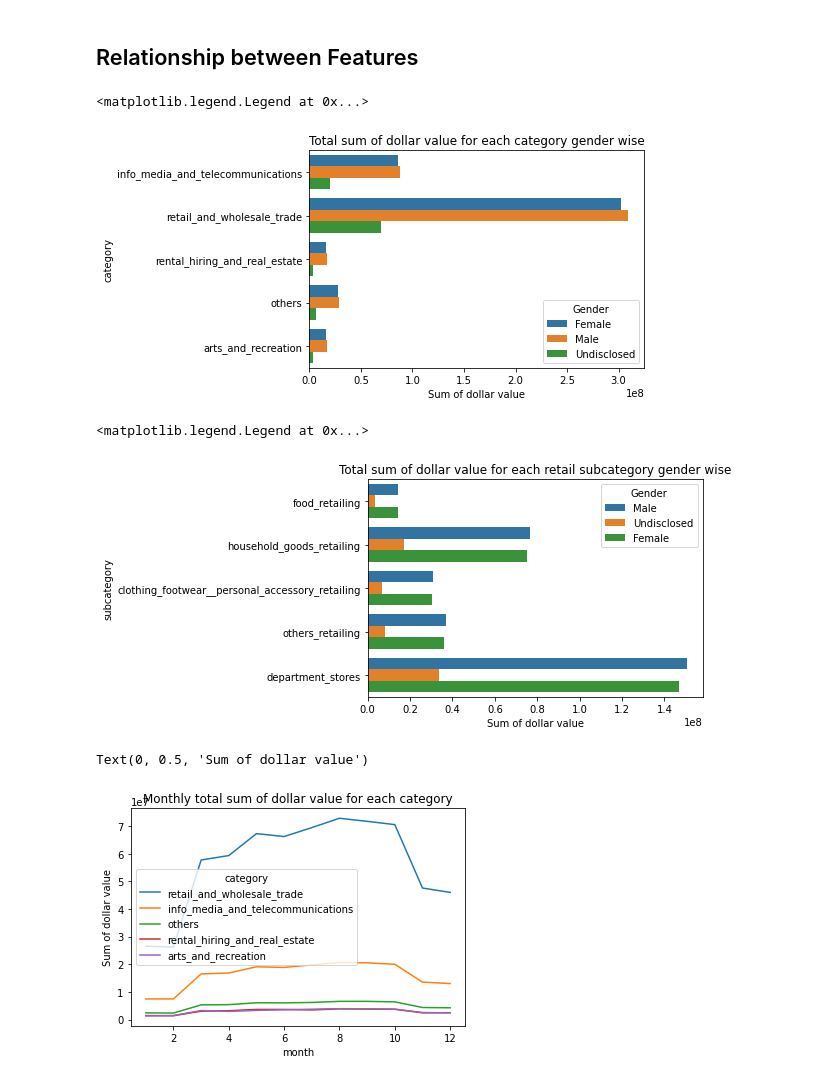
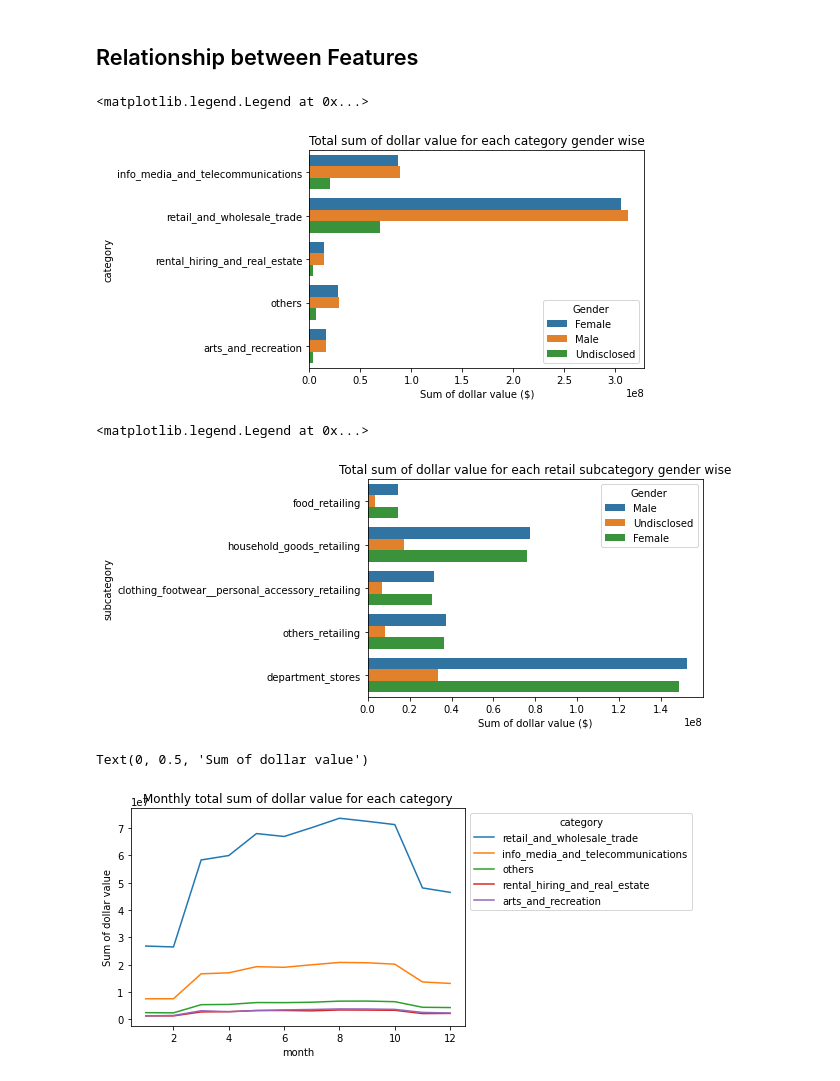
Before and after one commit to MAST30034-Applied-Data-Science/generic-buy-now-pay-later-project-group-56-bnlp, a Jupyter notebook: notebooks/Transaction_Analysis.ipynb, the cells around one changed output. Drawn from its saved outputs; the diff is of its cells as text; code cells hidden in the pictures.

Commit message:
Update transaction analysis and readme
Ran transaction analysis with new dataset (w/o fraudulent transactions).

```diff
--- a/notebooks/Transaction_Analysis.ipynb
+++ b/notebooks/Transaction_Analysis.ipynb
@@ -25,7 +31,7 @@ spark = (
 # %% [markdown]
 ## Load Dataset
 # %%
-dataset = spark.read.parquet("./../data/curated/part-00013-47f00a8c-554d-4703-b168-5eb79335c6d7-c000.snappy.parquet")
+dataset = spark.read.parquet("./../data/curated/process_data.parquet")
 # %% [markdown]
 ## Outliers
 # %%
@@ -405,28 +409,29 @@ boxplot2 = subcategory_population_final.boxplot(ax= axes[1]).set(title = 'Distri
 gender_category = final_dataset.groupBy('category', 'gender').sum('dollar_value')
 sns.barplot(data= gender_category.toPandas(), x= 'sum(dollar_value)', y="category", hue="gender")
 plt.title('Total sum of dollar value for each category gender wise')
-plt.xlabel('Sum of dollar value')
+plt.xlabel('Sum of dollar value ($)')
 plt.legend(loc='lower right', title='Gender')
 # %% [output]
 <matplotlib.legend.Legend at 0x...>
-[figure, old version]
+[figure, new version]
 # %%
 gender_subcategory = final_dataset.groupBy('subcategory', 'gender').sum('dollar_value')
 sns.barplot(data= gender_subcategory.toPandas(), x= 'sum(dollar_value)', y="subcategory", hue="gender")
 plt.title('Total sum of dollar value for each retail subcategory gender wise')
-plt.xlabel('Sum of dollar value')
+plt.xlabel('Sum of dollar value ($)')
 plt.legend(loc='upper right', title='Gender')
 # %% [output]
 <matplotlib.legend.Legend at 0x...>
-[figure, old version]
+[figure, new version]
 # %%
 category_monthly = final_dataset.withColumn('month', month(final_dataset.order_datetime)).groupBy('category', 'month').sum('dollar_value')
-sns.lineplot(data= category_monthly.toPandas(), x= 'month', y= 'sum(dollar_value)', hue= 'category')
+ax = sns.lineplot(data= category_monthly.toPandas(), x= 'month', y= 'sum(dollar_value)', hue= 'category')
+sns.move_legend(ax, "upper left", bbox_to_anchor=(1, 1))
 plt.title('Monthly total sum of dollar value for each category')
 plt.ylabel('Sum of dollar value')
 # %% [output]
 Text(0, 0.5, 'Sum of dollar value')
-[figure, old version]
+[figure, new version]
 # %%
 subcategory_monthly = final_dataset.withColumn('month', month(final_dataset.order_datetime)).groupBy('subcategory', 'month').sum('dollar_value')
 subcategory_monthly = subcategory_monthly.na.drop()
```
Also changed, not shown: parts of 23 cells of this notebook, 1 other file.
